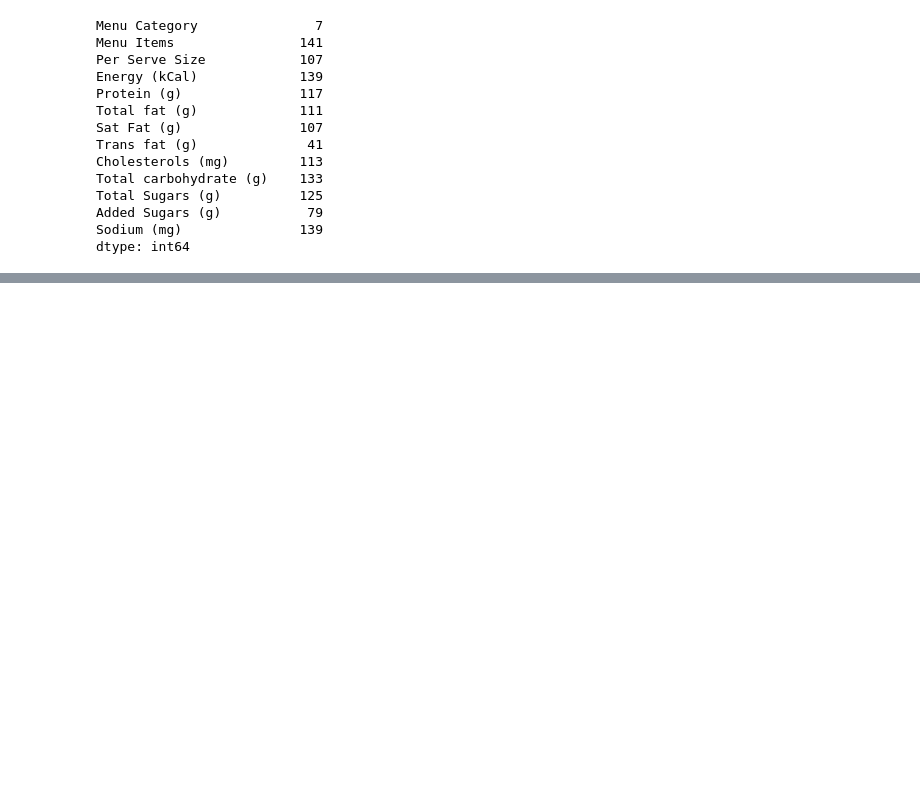
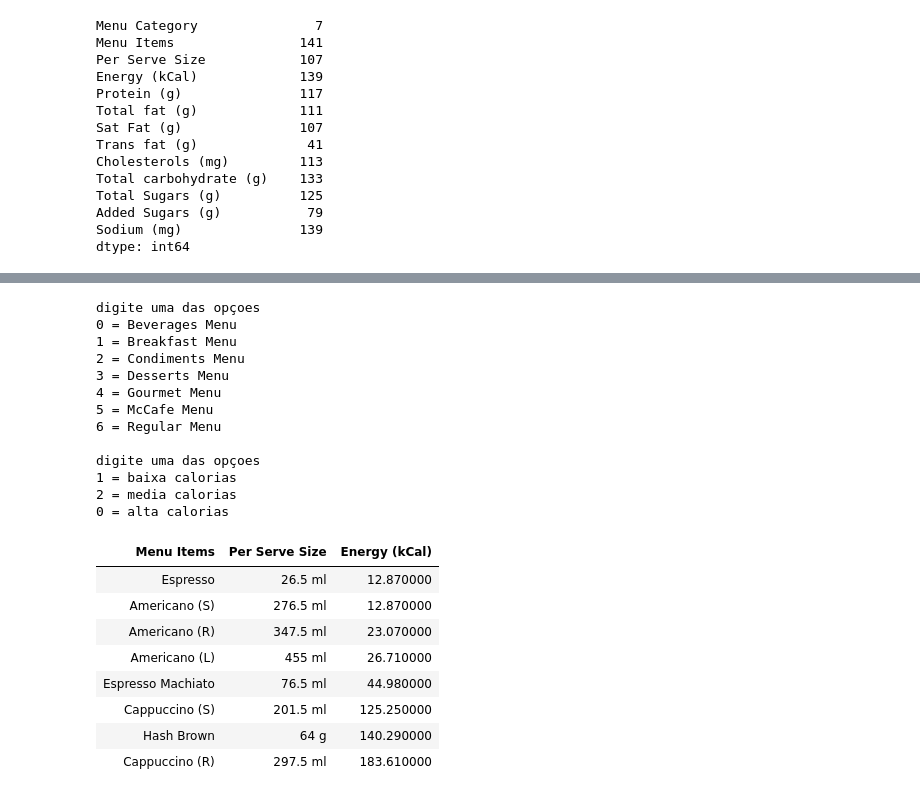
Before and after one commit to Lucianojr01/Analise_mac_donalt, a Jupyter notebook: Analise_Mac_india.ipynb, the cells around one changed output, grey strips where cells are left out. Cells and saved outputs as stored; diff of their text form; code cells hidden in the pictures; blank space fills up the shorter version.

```diff
--- a/Analise_Mac_india.ipynb
+++ b/Analise_Mac_india.ipynb
@@ -171,0 +239,50 @@ tabela[tabela['Menu Items'] =='Vedica Natural Mineral Water']
+# %%
+from sklearn.preprocessing import LabelEncoder
+Label_Encoder = LabelEncoder()
+# %%
+def cardapio1():
+    dados1 = tabela.get('Menu Category')
+    dados2 = tabela.get('grupos')
+    dados3 = Label_Encoder.fit_transform(dados1)
+    dados4 = Label_Encoder.fit_transform(dados2)
+    tabela['categoria'] = dados4
+    tabela['cardapio'] =  dados3
+
+    print('digite uma das opçoes \n0 = Beverages Menu\n1 = Breakfast Menu \n2 = Condiments Menu \n3 = Desserts Menu \n4 = Gourmet Menu \n5 = McCafe Menu \n6 = Regular Menu')
+
+    opçoes_menu = int(input())
+
+    print()
+
+    print('digite uma das opçoes \n1 = baixa calorias\n2 = media calorias\n0 = alta calorias')
+
+    quantidade_cal = int(input())
+
+    filtro = tabela.loc[(tabela['cardapio'] == opçoes_menu) & (tabela['categoria'] == quantidade_cal)]
+
+    display(filtro[['Menu Items','Per Serve Size', 'Energy (kCal)']].sort_values('Energy (kCal)').style.hide_index())
+# %%
+cardapio1()
+# %% [output]
+digite uma das opçoes
+0 = Beverages Menu
+1 = Breakfast Menu
+2 = Condiments Menu
+3 = Desserts Menu
+4 = Gourmet Menu
+5 = McCafe Menu
+6 = Regular Menu
+
+digite uma das opçoes
+1 = baixa calorias
+2 = media calorias
+0 = alta calorias
+| Menu Items | Per Serve Size | Energy (kCal) |
+| Espresso | 26.5 ml | 12.870000 |
+| Americano (S) | 276.5 ml | 12.870000 |
+| Americano (R) | 347.5 ml | 23.070000 |
+| Americano (L) | 455 ml | 26.710000 |
+| Espresso Machiato | 76.5 ml | 44.980000 |
+| Cappuccino (S) | 201.5 ml | 125.250000 |
+| Hash Brown | 64 g | 140.290000 |
+| Cappuccino (R) | 297.5 ml | 183.610000 |
```
Also changed, not shown: parts of 32 cells of this notebook, 1 other file.
